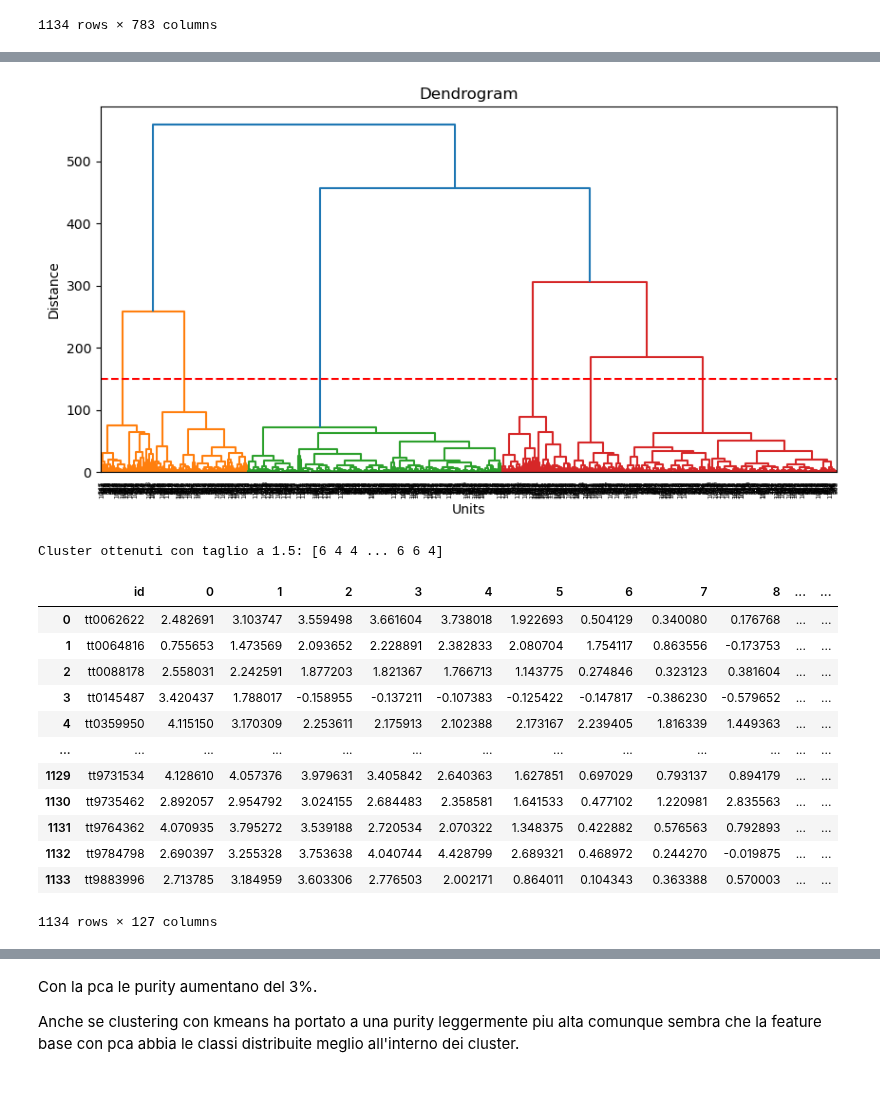
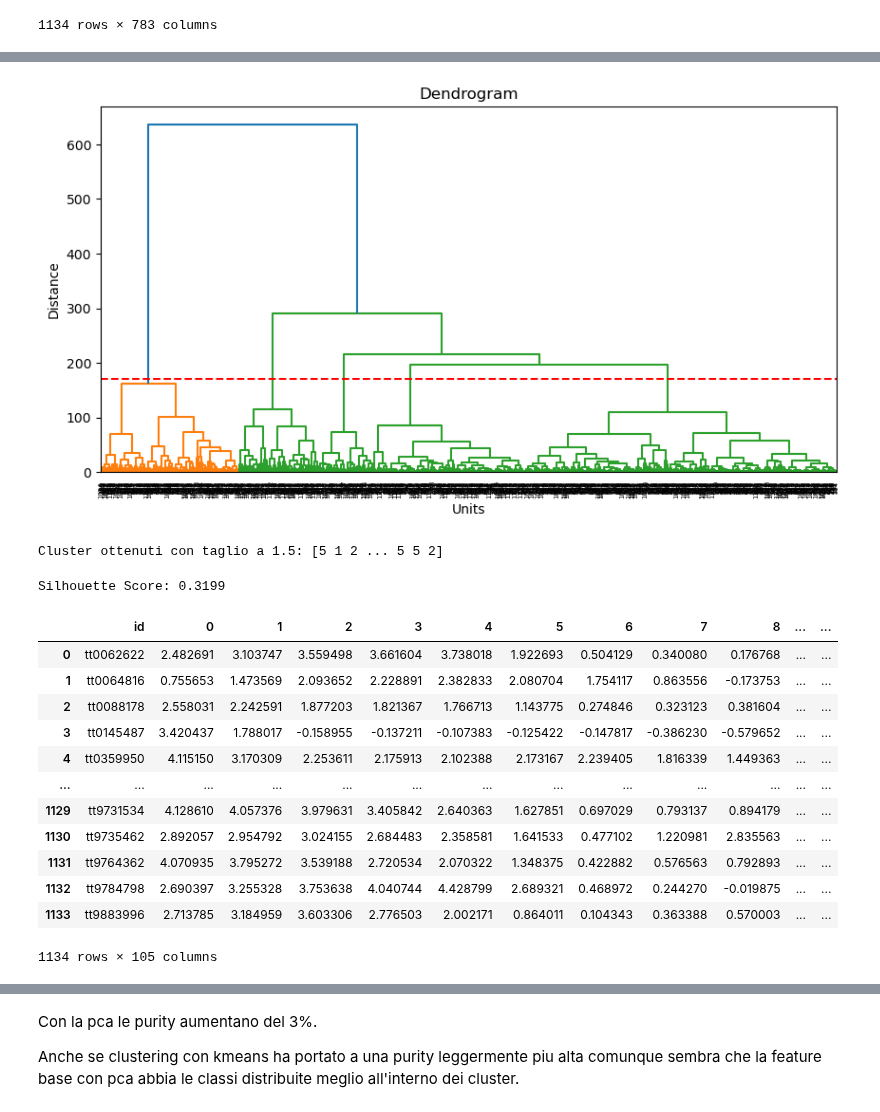
Before and after one commit to luigiascio/Data-Mining-2, a Jupyter notebook: time_series/TS_clustering.ipynb, the cells around one changed output, grey strips where cells are left out. Cells and saved outputs as stored; diff of their text form; code cells hidden in the pictures.

```diff
--- a/time_series/TS_clustering.ipynb
+++ b/time_series/TS_clustering.ipynb
@@ -925,30 +919,35 @@ ts_pca = pca.fit_transform(ts_fscaled)
 # %%
 from scipy.cluster.hierarchy import linkage, dendrogram, fcluster
 import matplotlib.pyplot as plt
 
 # Calcolo del linkage
 Z = linkage(ts_pca, method='ward')
 
 # Visualizzazione del dendrogramma
 plt.figure(figsize=(10, 5))
 dendrogram(Z)
 plt.title("Dendrogram")
 plt.xlabel("Units")
 plt.ylabel("Distance")
 
 # Aggiunta della linea orizzontale all'altezza 1.5
-plt.axhline(y=150, color='r', linestyle='--')
+plt.axhline(y=170, color='r', linestyle='--')
 
 plt.show()
 
 # Taglio del dendrogramma per ottenere i cluster
-clusters_g = fcluster(Z, t= 150, criterion='distance')
+clusters_g = fcluster(Z, t= 170, criterion='distance')
 
 # Valutazione dei cluster ottenuti
 print(f"Cluster ottenuti con taglio a 1.5: {clusters_g}")
 # %% [output]
-[figure, old version]
+[figure, new version]
-Cluster ottenuti con taglio a 1.5: [6 4 4 ... 6 6 4]
+Cluster ottenuti con taglio a 1.5: [5 1 2 ... 5 5 2]
+# %%
+silhouette_avg = silhouette_score(ts_pca, clusters_g)
+print(f"Silhouette Score: {silhouette_avg:.4f}")
+# %% [output]
+Silhouette Score: 0.3199
 # %%
 ts_g = ts.copy()
 ts_g["cluster"] = clusters_g
@@ -966,7 +965,7 @@ ts_g
 | 1131 | tt9764362 | 4.070935 | 3.795272 | 3.539188 | 2.720534 | 2.070322 | 1.348375 | 0.422882 | 0.576563 | 0.792893 | ... | ... |
 | 1132 | tt9784798 | 2.690397 | 3.255328 | 3.753638 | 4.040744 | 4.428799 | 2.689321 | 0.468972 | 0.244270 | -0.019875 | ... | ... |
 | 1133 | tt9883996 | 2.713785 | 3.184959 | 3.603306 | 2.776503 | 2.002171 | 0.864011 | 0.104343 | 0.363388 | 0.570003 | ... | ... |
-1134 rows × 127 columns
+1134 rows × 105 columns
 # %%
 import pandas as pd
 import matplotlib.pyplot as plt
```
Also changed, not shown: parts of 63 cells of this notebook.
